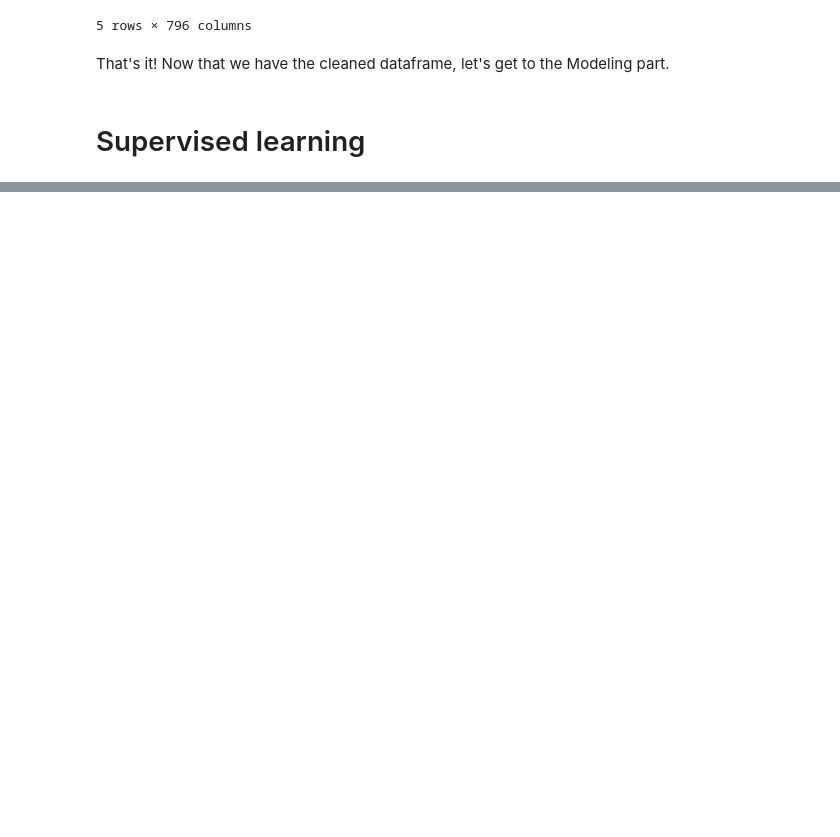
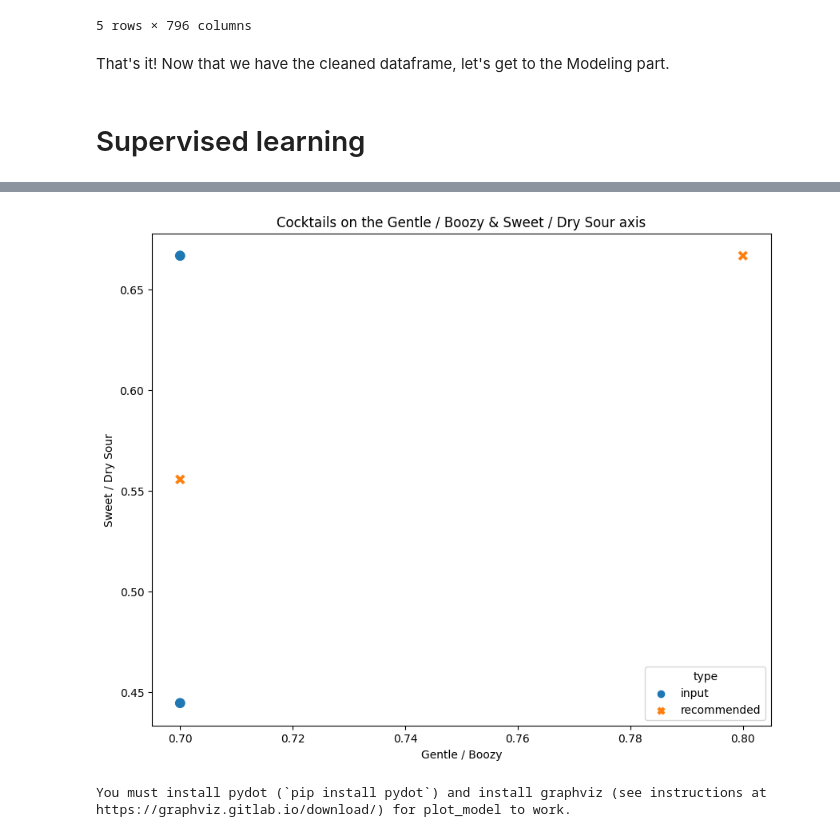
Before and after one commit to whodatboiii/Machine-Learning-Project-in-BA, a Jupyter notebook: difford_scrape.ipynb, the cells around one changed output, grey strips where cells are left out. Drawn from its saved outputs; the diff is of its cells as text; code cells hidden in the pictures; blank space fills up the shorter version.

```diff
--- a/difford_scrape.ipynb
+++ b/difford_scrape.ipynb
@@ -719,0 +712,10 @@ ModuleNotFoundError: No module named 'sklearn'
+# %%
+#backup
+df_clean = df
+
+# Assuming df is your DataFrame and it's been preprocessed appropriately
+df = df.set_index('Name')
+
+# Normalize the data
+scaler = MinMaxScaler()
+df_scaled = pd.DataFrame(scaler.fit_transform(df), index=df.index, columns=df.columns)
@@ -719,0 +850,29 @@ ModuleNotFoundError: No module named 'sklearn'
+# %%
+# Generate your cocktails_to_input and recommended_cocktails
+cocktails_to_input = ["Abbey", "Hot Tub"]
+recommended_cocktails = recommend_cocktails(cocktails_to_input, nbrs)
+
+# Concatenate the input cocktails and recommended cocktails
+cocktail_list = cocktails_to_input + recommended_cocktails
+
+# Select the cocktails in the cocktail list
+df_plot = df_scaled.loc[cocktail_list]
+
+# Create two new columns for the axes you're interested in
+df_plot['Gentle / Boozy'] = df_plot['Gentle / Boozy']  # replace with the actual column name
+df_plot['Sweet / Dry Sour'] = df_plot['Sweet / Dry Sour']  # replace with the actual column name
+
+# Create a new column 'type' that labels whether the cocktail is an input or a recommendation
+df_plot['type'] = df_plot.index.map(lambda x: 'input' if x in cocktails_to_input else 'recommended')
+
+# Plot the cocktails on the Gentle / Boozy & Sweet / Dry Sour axis
+plt.figure(figsize=(10, 8))
+sns.scatterplot(data=df_plot, x='Gentle / Boozy', y='Sweet / Dry Sour', hue='type', style='type', s=100)
+plt.title('Cocktails on the Gentle / Boozy & Sweet / Dry Sour axis')
+plt.show()
+# %% [output]
+[figure, added]
+# %%
+plot_model(vae, to_file='model.png', show_shapes=True, show_layer_names=True)
+# %% [output]
+You must install pydot (`pip install pydot`) and install graphviz (see instructions at https://graphviz.gitlab.io/download/) for plot_model to work.
```
Also changed, not shown: parts of 14 cells of this notebook, 1 other file.
